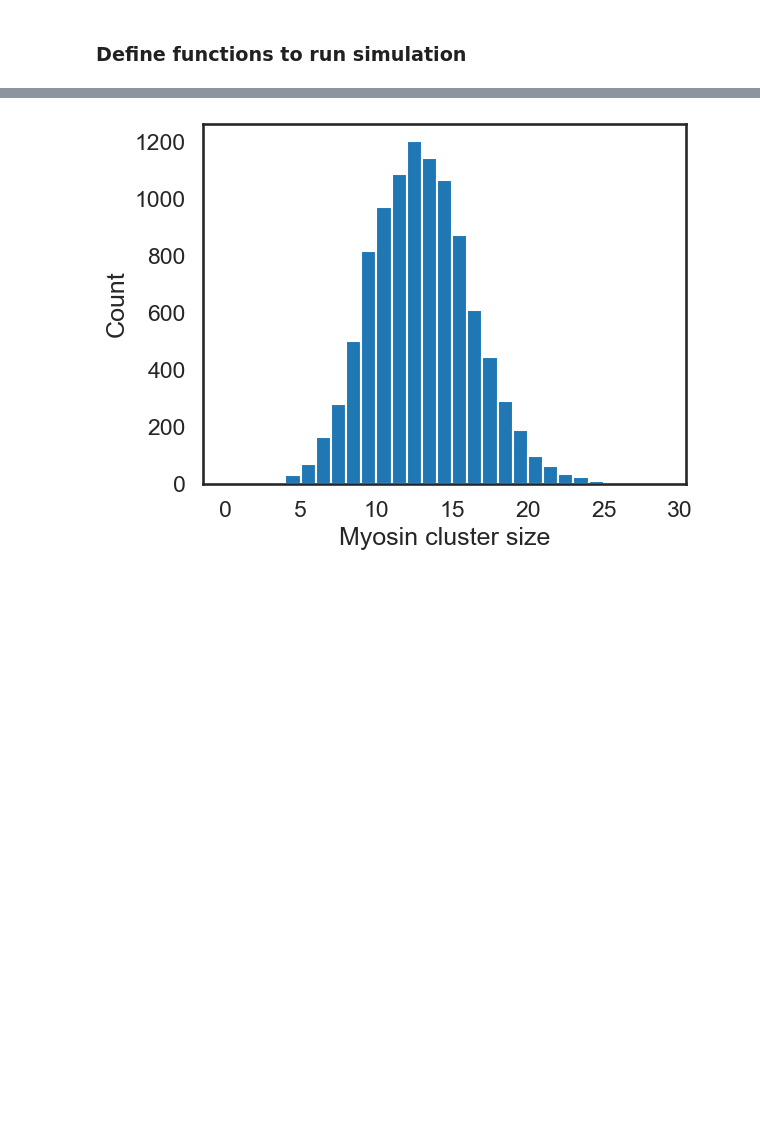
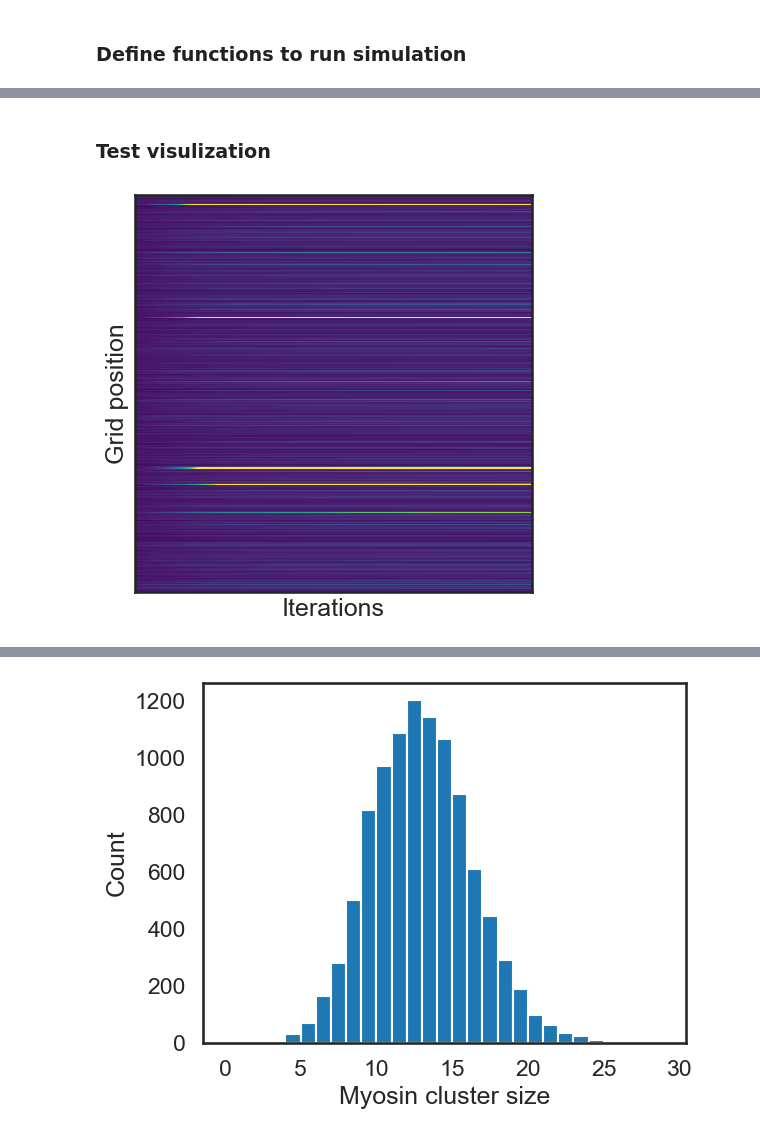
Before and after one commit to WHChou/Myosin-cluster-simulation, a Jupyter notebook: MyosinBinding_v2.ipynb, the cells around one changed output, grey strips where cells are left out. Cells and saved outputs as stored; diff of their text form; code cells hidden in the pictures; blank space fills up the shorter version.

Commit message:
Implement visualization

```diff
--- a/MyosinBinding_v2.ipynb
+++ b/MyosinBinding_v2.ipynb
@@ -208,0 +173,26 @@ plt.show()
+# %% [markdown]
+### Test visulization
+# %%
+# Kymograph
+numMyosin = 10000
+numGrid = 1000
+mu = 1
+sigma = 1
+ActinThick = GenActinThick('lognormal', numGrid, mu, sigma)
+MyosinNum = GenMyoNum('normal', numGrid, 3, 1)
+#myoCap = 30
+actinBiasVal = .5
+myosinBiasVal = .5
+res, myoHist = runSimulation(numGrid, numMyosin, MyosinNum, ActinThick, actinBiasVal, myosinBiasVal, 1, 10)
+
+plt.figure()
+plt.imshow(myoHist, cmap = 'viridis', vmin=0, vmax=40)
+plt.xticks([])
+plt.yticks([])
+plt.xlabel('Iterations')
+plt.ylabel('Grid position')
+#plt.show()
+plt.tight_layout()
+plt.savefig('myosinBinding_kymograph_acBias_half_myoBias_half')
+# %% [output]
+[figure, added]
```
Also changed, not shown: parts of 9 cells of this notebook.
